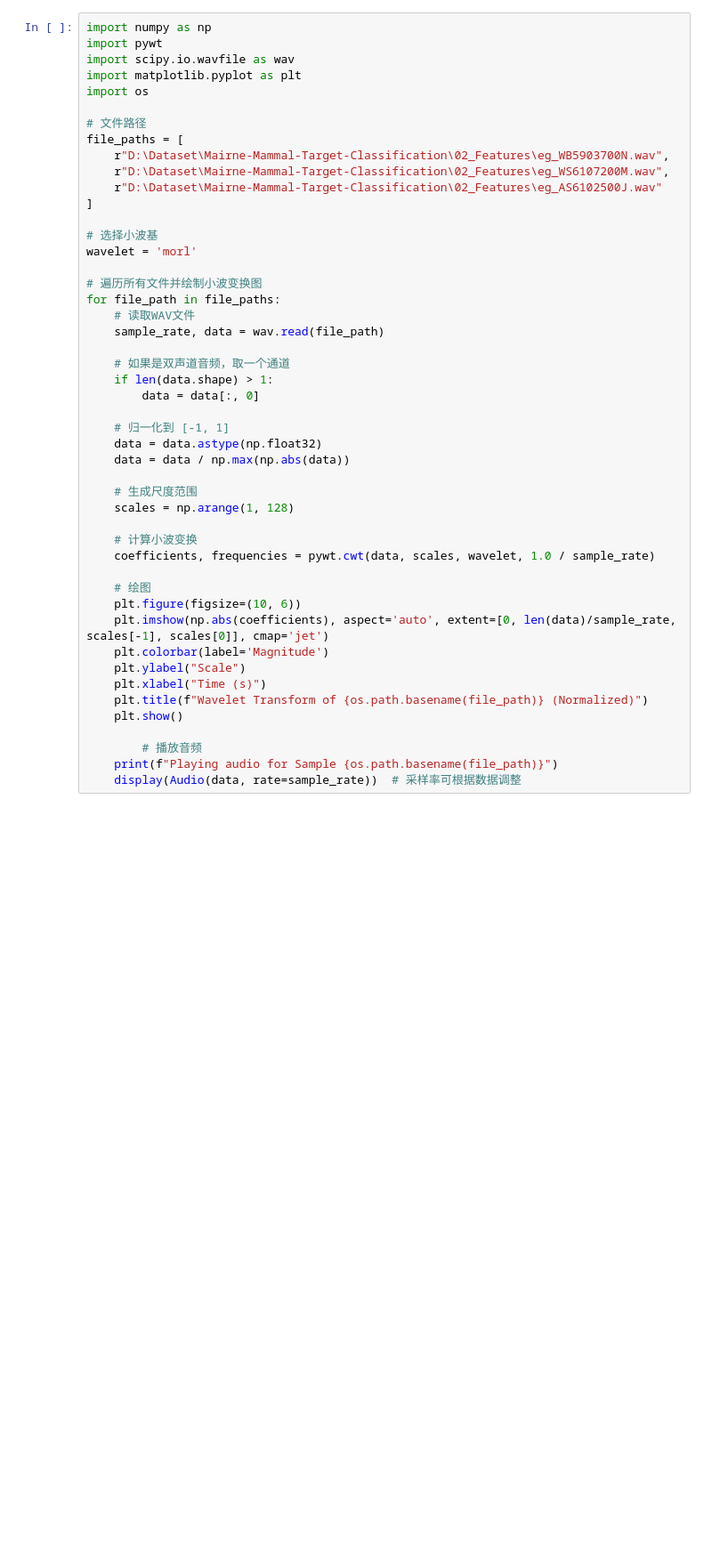
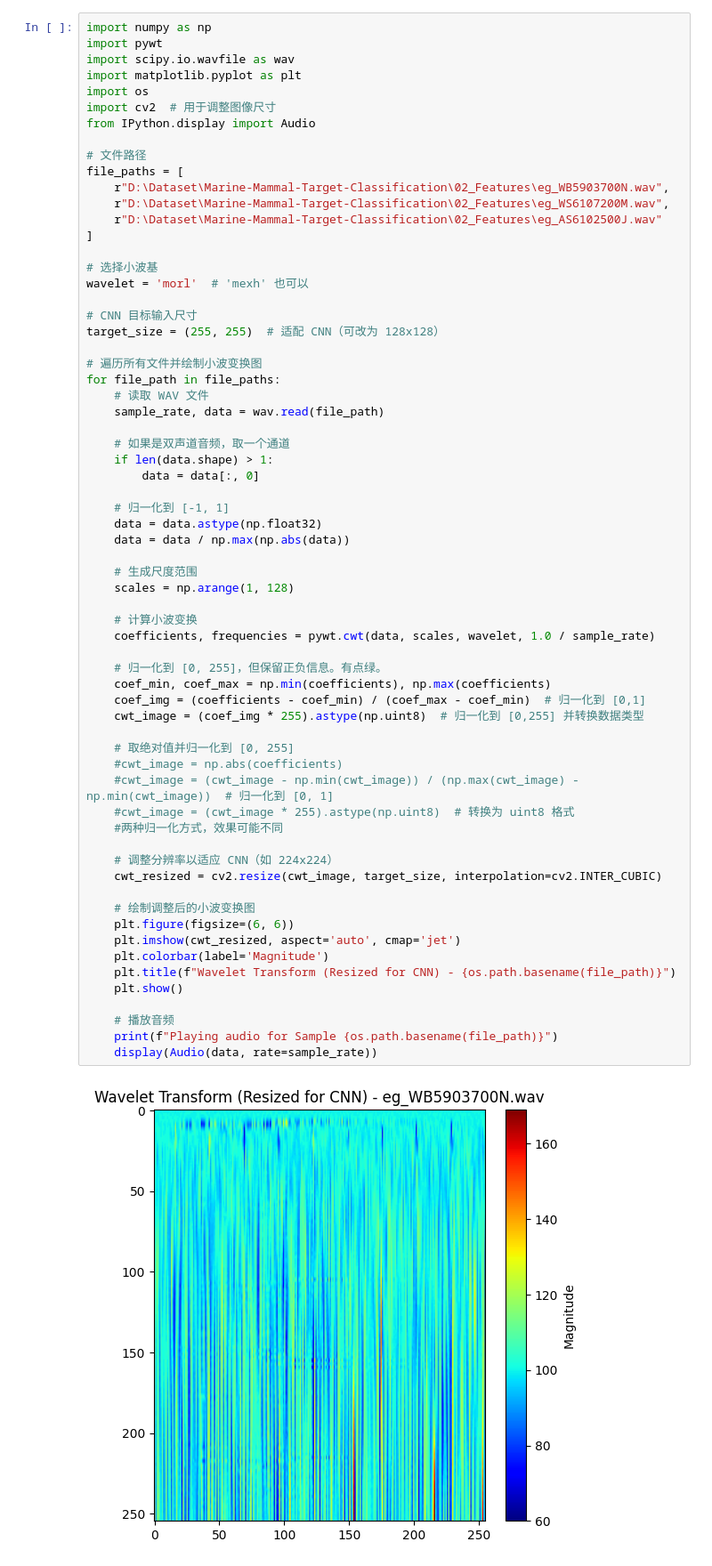
Before and after one commit to Chico1378/Marine-Mammal-Target-Classification, a Jupyter notebook: 02_Features/F_wavelet_eg.ipynb, the cells around one changed output. Shown at 89% size. Drawn from its saved outputs; the diff is of its cells as text; blank space fills up the shorter version.

Commit message:
调整分辨率；使用线性归一化方式。

```diff
--- a/02_Features/F_wavelet_eg.ipynb
+++ b/02_Features/F_wavelet_eg.ipynb
@@ -16,45 +14,64 @@ import pywt
 import scipy.io.wavfile as wav
 import matplotlib.pyplot as plt
 import os
+import cv2  # 用于调整图像尺寸
+from IPython.display import Audio
 
 # 文件路径
 file_paths = [
-    r"D:\Dataset\Mairne-Mammal-Target-Classification\02_Features\eg_WB5903700N.wav",
-    r"D:\Dataset\Mairne-Mammal-Target-Classification\02_Features\eg_WS6107200M.wav",
-    r"D:\Dataset\Mairne-Mammal-Target-Classification\02_Features\eg_AS6102500J.wav"
+    r"D:\Dataset\Marine-Mammal-Target-Classification\02_Features\eg_WB5903700N.wav",
+    r"D:\Dataset\Marine-Mammal-Target-Classification\02_Features\eg_WS6107200M.wav",
+    r"D:\Dataset\Marine-Mammal-Target-Classification\02_Features\eg_AS6102500J.wav"
 ]
 
 # 选择小波基
-wavelet = 'morl'
+wavelet = 'morl'  # 'mexh' 也可以
+
+# CNN 目标输入尺寸
+target_size = (255, 255)  # 适配 CNN（可改为 128x128）
 
 # 遍历所有文件并绘制小波变换图
 for file_path in file_paths:
-    # 读取WAV文件
+    # 读取 WAV 文件
     sample_rate, data = wav.read(file_path)
 
     # 如果是双声道音频，取一个通道
     if len(data.shape) > 1:
         data = data[:, 0]
 
     # 归一化到 [-1, 1]
     data = data.astype(np.float32)
     data = data / np.max(np.abs(data))
 
     # 生成尺度范围
     scales = np.arange(1, 128)
 
     # 计算小波变换
     coefficients, frequencies = pywt.cwt(data, scales, wavelet, 1.0 / sample_rate)
 
-    # 绘图
-    plt.figure(figsize=(10, 6))
-    plt.imshow(np.abs(coefficients), aspect='auto', extent=[0, len(data)/sample_rate, scales[-1], scales[0]], cmap='jet')
+    # 归一化到 [0, 255]，但保留正负信息。有点绿。
+    coef_min, coef_max = np.min(coefficients), np.max(coefficients)
+    coef_img = (coefficients - coef_min) / (coef_max - coef_min)  # 归一化到 [0,1]
+    cwt_image = (coef_img * 255).astype(np.uint8)  # 归一化到 [0,255] 并转换数据类型
+
+    # 取绝对值并归一化到 [0, 255]
+    #cwt_image = np.abs(coefficients)
+    #cwt_image = (cwt_image - np.min(cwt_image)) / (np.max(cwt_image) - np.min(cwt_image))  # 归一化到 [0, 1]
+    #cwt_image = (cwt_image * 255).astype(np.uint8)  # 转换为 uint8 格式
+    #两种归一化方式，效果可能不同
+
+    # 调整分辨率以适应 CNN（如 224x224）
+    cwt_resized = cv2.resize(cwt_image, target_size, interpolation=cv2.INTER_CUBIC)
+
+    # 绘制调整后的小波变换图
+    plt.figure(figsize=(6, 6))
+    plt.imshow(cwt_resized, aspect='auto', cmap='jet')
     plt.colorbar(label='Magnitude')
-    plt.ylabel("Scale")
-    plt.xlabel("Time (s)")
-    plt.title(f"Wavelet Transform of {os.path.basename(file_path)} (Normalized)")
+    plt.title(f"Wavelet Transform (Resized for CNN) - {os.path.basename(file_path)}")
     plt.show()
 
-        # 播放音频
+    # 播放音频
     print(f"Playing audio for Sample {os.path.basename(file_path)}")
-    display(Audio(data, rate=sample_rate))  # 采样率可根据数据调整
+    display(Audio(data, rate=sample_rate))
+# %% [output]
+[figure, added]
```
Also changed, not shown: parts of 4 cells of this notebook.
